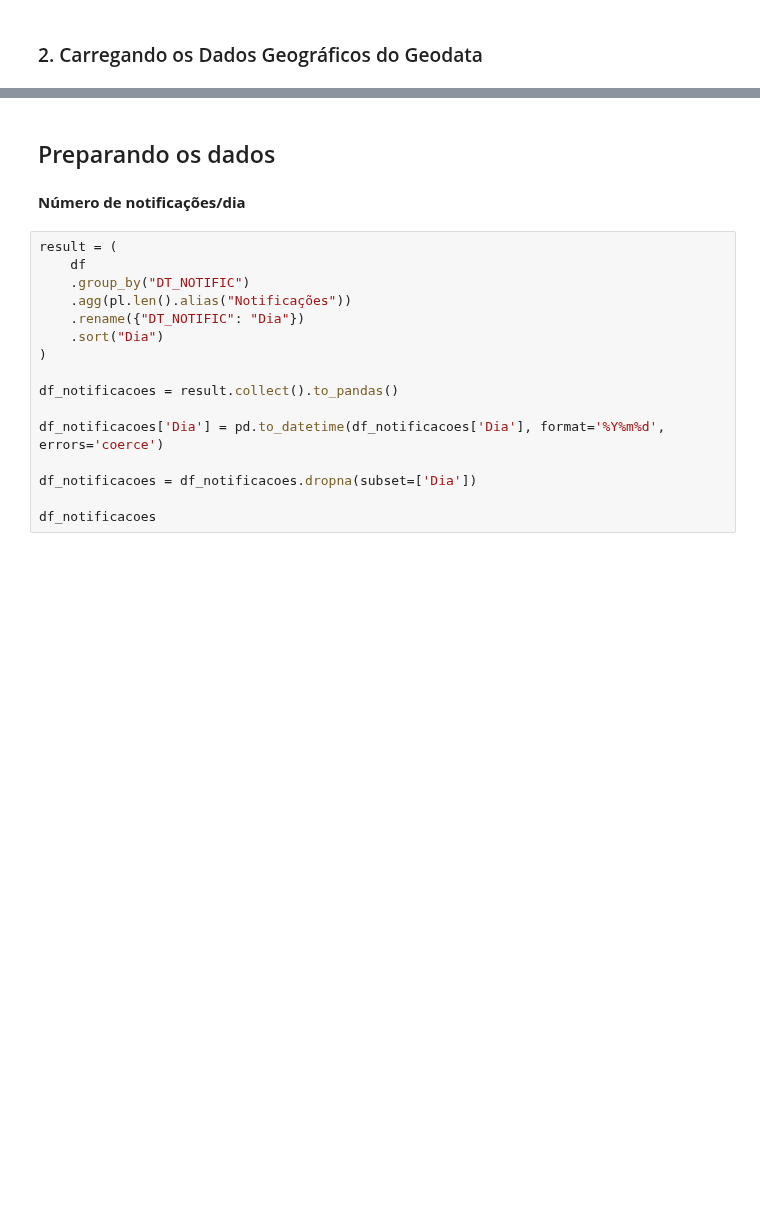
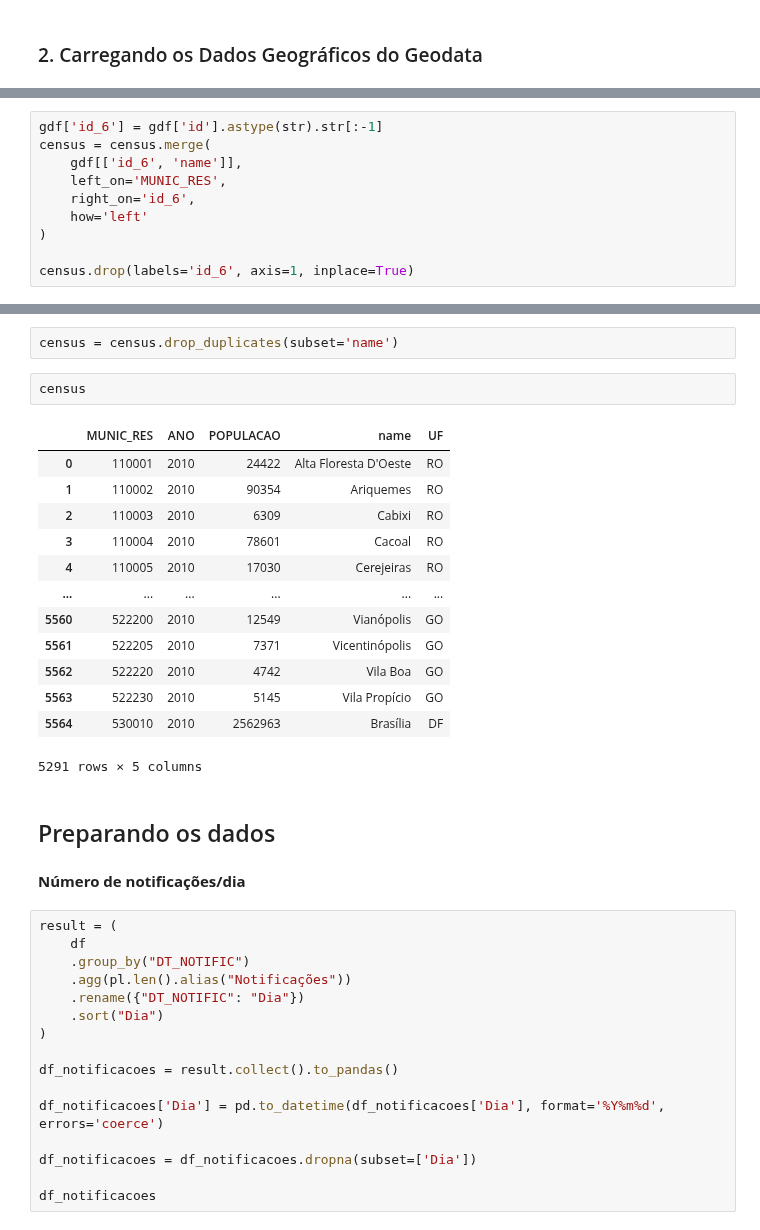
Before and after one commit to Romulol-B/Pysus-IBGE, a Jupyter notebook: sinan.ipynb, the cells around one changed output, grey strips where cells are left out. Drawn from its saved outputs; the diff is of its cells as text; blank space fills up the shorter version.

```diff
--- a/sinan.ipynb
+++ b/sinan.ipynb
@@ -55,0 +104,10 @@ gdf
+# %%
+gdf['id_6'] = gdf['id'].astype(str).str[:-1]
+census = census.merge(
+    gdf[['id_6', 'name']],
+    left_on='MUNIC_RES',
+    right_on='id_6',
+    how='left'
+)
+
+census.drop(labels='id_6', axis=1, inplace=True)
@@ -56,3 +135,21 @@ gdf
+# %%
+census = census.drop_duplicates(subset='name')
+# %%
+census
+# %% [output]
+|  | MUNIC_RES | ANO | POPULACAO | name | UF |
+| 0 | 110001 | 2010 | 24422 | Alta Floresta D'Oeste | RO |
+| 1 | 110002 | 2010 | 90354 | Ariquemes | RO |
+| 2 | 110003 | 2010 | 6309 | Cabixi | RO |
+| 3 | 110004 | 2010 | 78601 | Cacoal | RO |
+| 4 | 110005 | 2010 | 17030 | Cerejeiras | RO |
+| ... | ... | ... | ... | ... | ... |
+| 5560 | 522200 | 2010 | 12549 | Vianópolis | GO |
+| 5561 | 522205 | 2010 | 7371 | Vicentinópolis | GO |
+| 5562 | 522220 | 2010 | 4742 | Vila Boa | GO |
+| 5563 | 522230 | 2010 | 5145 | Vila Propício | GO |
+| 5564 | 530010 | 2010 | 2562963 | Brasília | DF |
+5291 rows × 5 columns
 # %% [markdown]
 ## Preparando os dados
 # %% [markdown]
```
Also changed, not shown: parts of 22 cells of this notebook.
